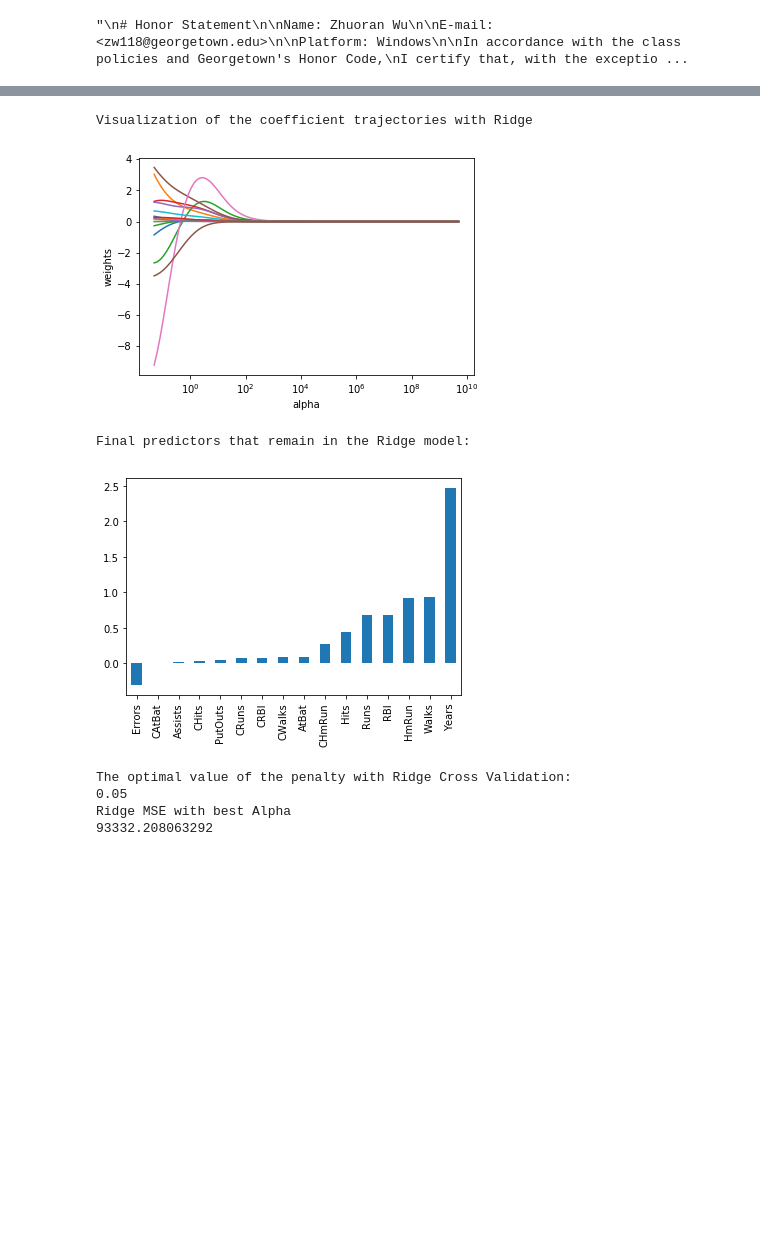
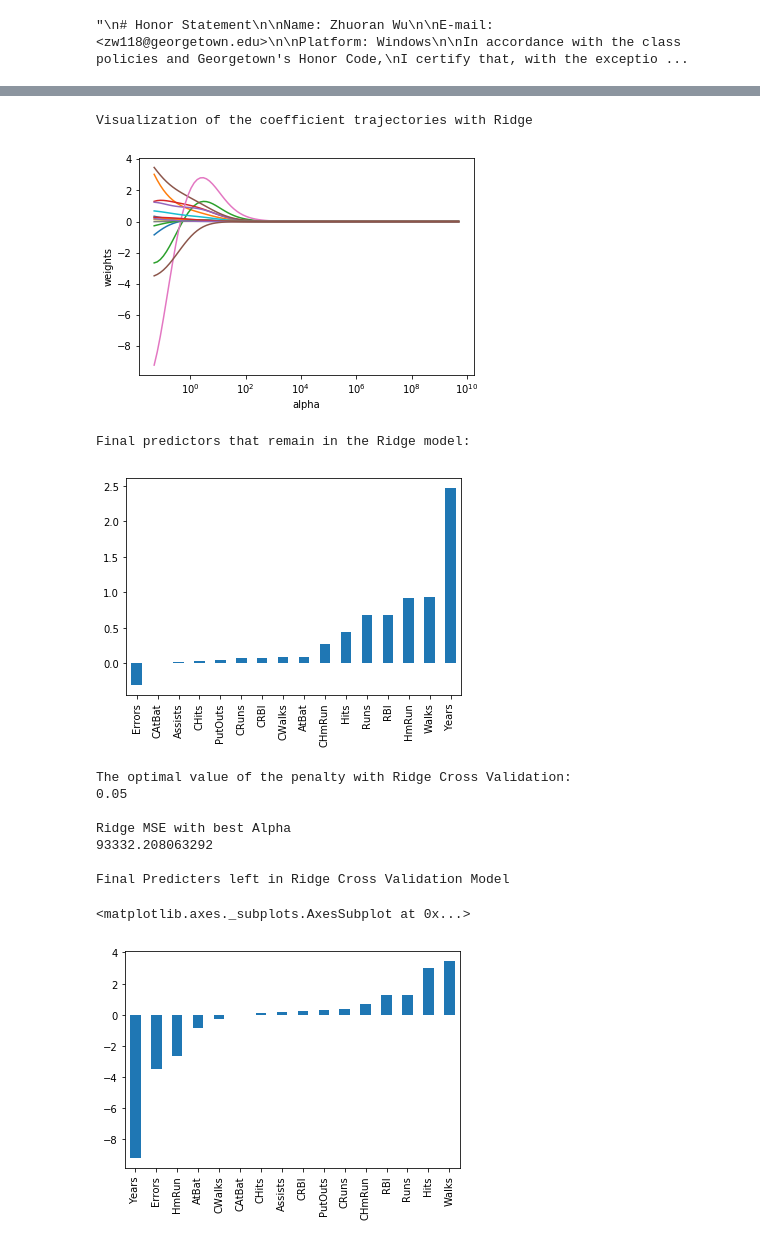
Before and after one commit to WuZhuoran/ANLY-590-Neural-Nets-and-Deep-Learning, a Jupyter notebook: Assignment0/assignment0.ipynb, the cells around one changed output, grey strips where cells are left out. Drawn from its saved outputs; the diff is of its cells as text; code cells hidden in the pictures; blank space fills up the shorter version.

```diff
--- a/Assignment0/assignment0.ipynb
+++ b/Assignment0/assignment0.ipynb
@@ -165,7 +173,7 @@ for alpha in alphas:
     ridge.fit(x, y)
     ridge_coefs.append(ridge.coef_)
 
-print('Visualization of the coefficient trajectories with Ridge')
+print('\nVisualization of the coefficient trajectories with Ridge')
 ax = plt.gca()
 ax.plot(alphas, ridge_coefs)
 ax.set_xscale('log')
@@ -173,33 +181,41 @@ plt.axis('tight')
 plt.xlabel('alpha')
 plt.ylabel('weights')
 plt.show()
 
-print('Final predictors that remain in the Ridge model:')
+print('\nFinal predictors that remain in the Ridge model:')
 ridge_alpha = Ridge(alpha=RIDGE_ALPHA, normalize=True)
 ridge_alpha.fit(x_train, y_train)
 pred2 = ridge_alpha.predict(x_test)
 ridge_mse = mean_squared_error(y_test, pred2)
 pd.Series(ridge_alpha.coef_, index=x.columns).sort_values().plot(kind='bar')
 plt.show()
 # print(ridge_mse)
 # print(pd.Series(ridge_alpha.coef_, index=x.columns))
 
 ridge_cv = RidgeCV(alphas=alphas, scoring='neg_mean_squared_error', normalize=True)
 ridge_cv.fit(x, y)
-print('The optimal value of the penalty with Ridge Cross Validation:')
+print('\nThe optimal value of the penalty with Ridge Cross Validation:')
 print(ridge_cv.alpha_)
 
 ridge.set_params(alpha=ridge_cv.alpha_)
 ridge.fit(x_train, y_train)
 ridge_mse = mean_squared_error(y_test, ridge.predict(x_test))
-print('Ridge MSE with best Alpha')
+print('\nRidge MSE with best Alpha')
 print(ridge_mse)
+
+print('\nFinal Predicters left in Ridge Cross Validation Model')
+pd.Series(ridge_cv.coef_, index=x.columns).sort_values().plot(kind='bar')
 # %% [output]
 Visualization of the coefficient trajectories with Ridge
 [figure]
 Final predictors that remain in the Ridge model:
 [figure]
 The optimal value of the penalty with Ridge Cross Validation:
 0.05
+
 Ridge MSE with best Alpha
 93332.208063292
+
+Final Predicters left in Ridge Cross Validation Model
+<matplotlib.axes._subplots.AxesSubplot at 0x...>
+[figure, added]
```
Also changed, not shown: parts of 2 cells of this notebook, 1 other file.
